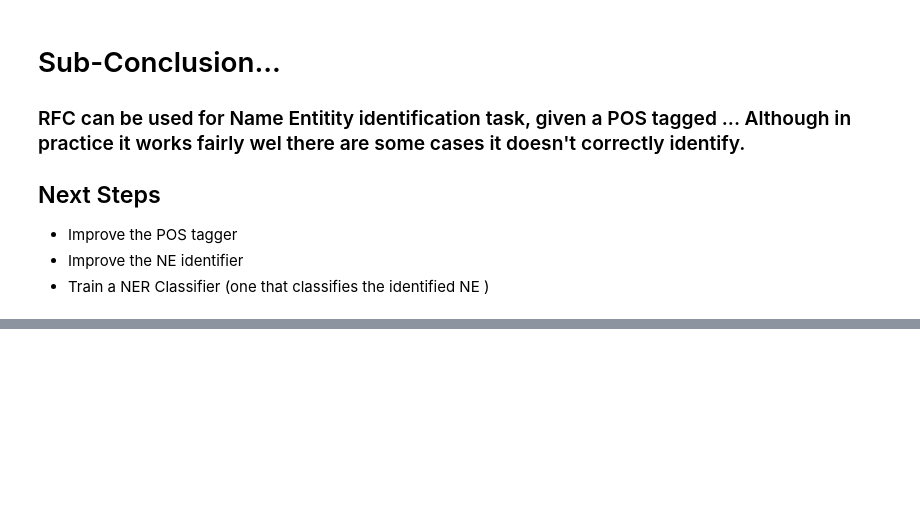
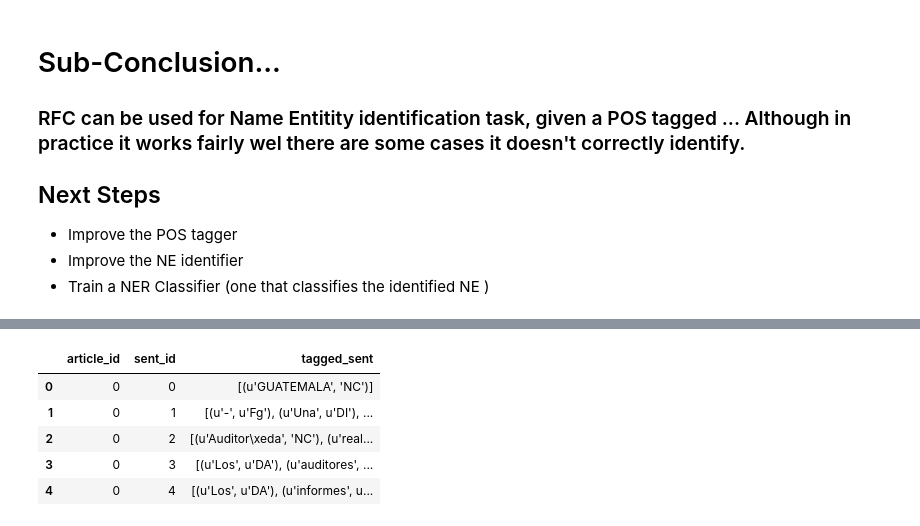
Before and after one commit to adtabora/criminal_risk, a Jupyter notebook: NLTK TESTS.ipynb, the cells around one changed output, grey strips where cells are left out. Cells and saved outputs as stored; diff of their text form; code cells hidden in the pictures; blank space fills up the shorter version.

```diff
--- a/NLTK TESTS.ipynb
+++ b/NLTK TESTS.ipynb
@@ -452,0 +463,10 @@ feature_df.iob.value_counts()
+# %%
+tagged_articles = pd.read_csv("./files/tagged_articles.csv")
+tagged_articles.head()
+# %% [output]
+|  | article_id | sent_id | tagged_sent |
+| 0 | 0 | 0 | [(u'GUATEMALA', 'NC')] |
+| 1 | 0 | 1 | [(u'-', u'Fg'), (u'Una', u'DI'), ... |
+| 2 | 0 | 2 | [(u'Auditor\xeda', 'NC'), (u'real... |
+| 3 | 0 | 3 | [(u'Los', u'DA'), (u'auditores', ... |
+| 4 | 0 | 4 | [(u'Los', u'DA'), (u'informes', u... |
```
Also changed, not shown: parts of 4 cells of this notebook, 7 other files.
